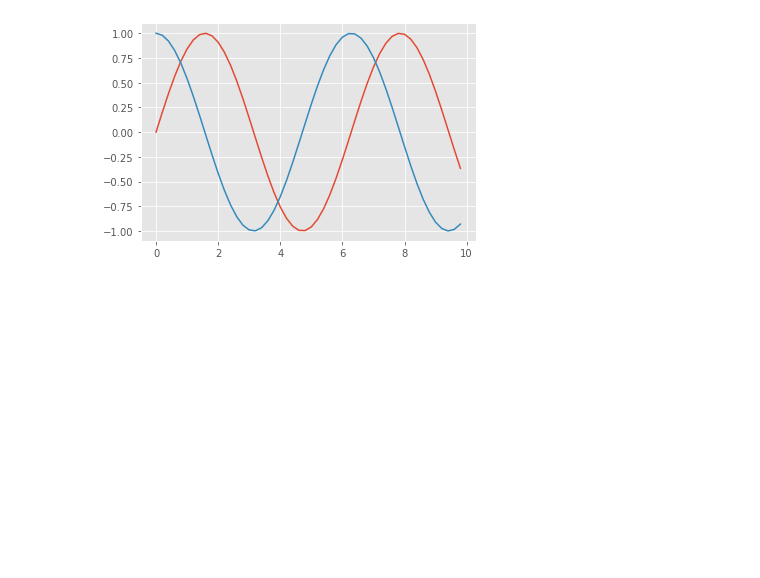
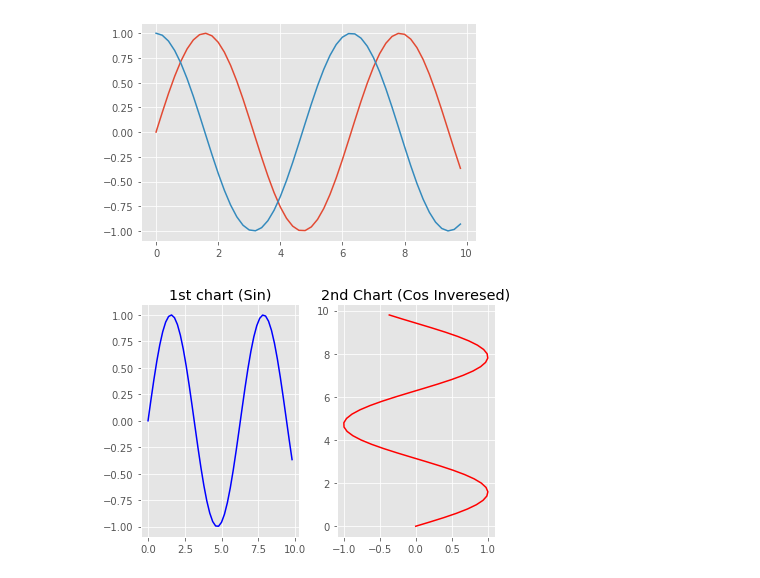
Before and after one commit to kazimosiurahman/Data_viz, a Jupyter notebook: data_viz.ipynb, the cells around one changed output. Cells and saved outputs as stored; diff of their text form; code cells hidden in the pictures; blank space fills up the shorter version.

```diff
--- a/data_viz.ipynb
+++ b/data_viz.ipynb
@@ -75,3 +75,15 @@ plt.plot(x,y,x,z)
 [<matplotlib.lines.Line2D at 0x...>,
  <matplotlib.lines.Line2D at 0x...>]
 [figure]
+# %%
+#moving ahead with subplots
+plt.subplot(1,2,1)
+plt.title("1st chart (Sin)")
+plt.plot(x,y,'b')
+
+plt.subplot(1,2,2)
+plt.title("2nd Chart (Cos Inveresed)")
+plt.plot(y,x,'r')
+plt.tight_layout()
+# %% [output]
+[figure, added]
```
Also changed, not shown: parts of 1 cell of this notebook.
